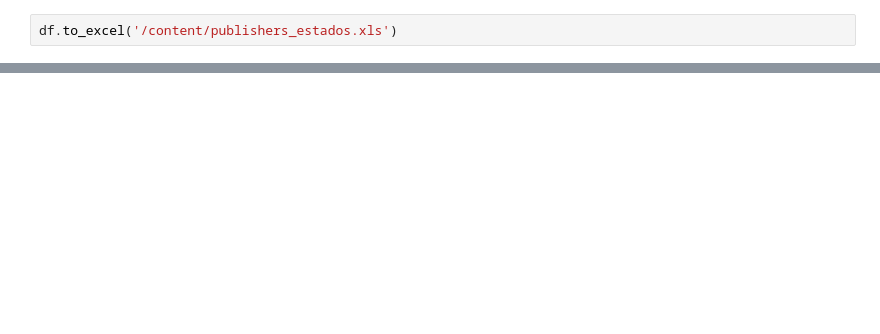
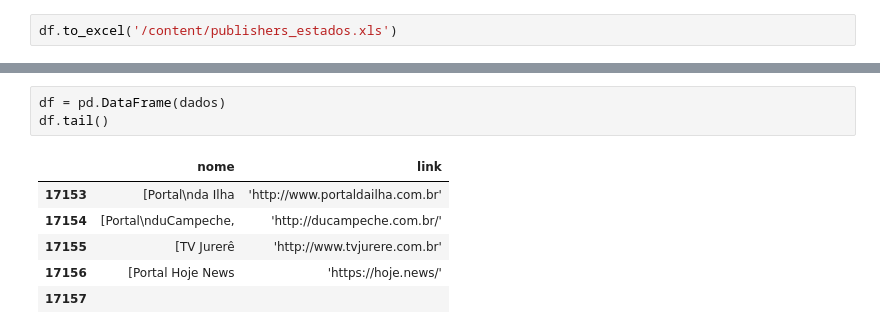
Before and after one commit to magemongo/ContentLovers, a Jupyter notebook: Scrapping_Publisher.ipynb, the cells around one changed output, grey strips where cells are left out. Cells and saved outputs as stored; diff of their text form; blank space fills up the shorter version.

```diff
--- a/Scrapping_Publisher.ipynb
+++ b/Scrapping_Publisher.ipynb
@@ -230,0 +222,10 @@ listas[0].find_all('a', href=True)
+# %%
+df = pd.DataFrame(dados)
+df.tail()
+# %% [output]
+|  | nome | link |
+| 17153 | [Portal\nda Ilha | 'http://www.portaldailha.com.br' |
+| 17154 | [Portal\nduCampeche, | 'http://ducampeche.com.br/' |
+| 17155 | [TV Jurerê | 'http://www.tvjurere.com.br' |
+| 17156 | [Portal Hoje News | 'https://hoje.news/' |
+| 17157 |  |  |
```
Also changed, not shown: parts of 28 cells of this notebook.
